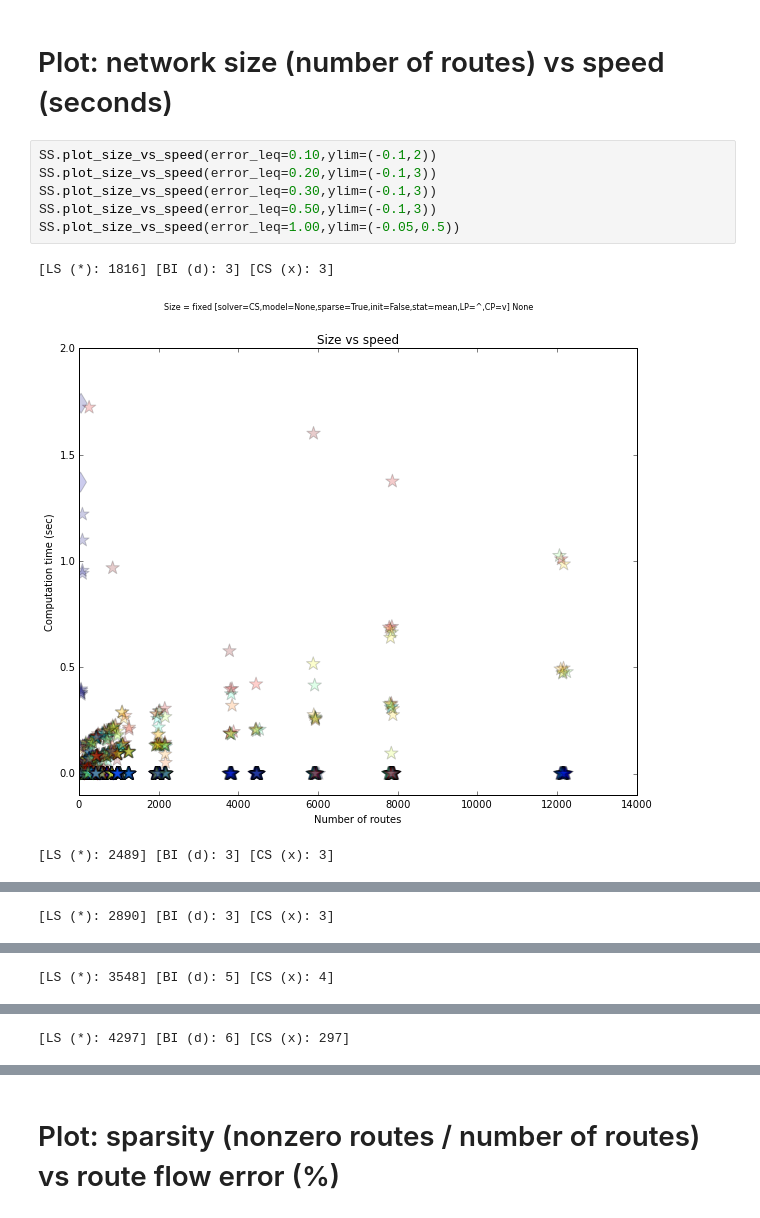
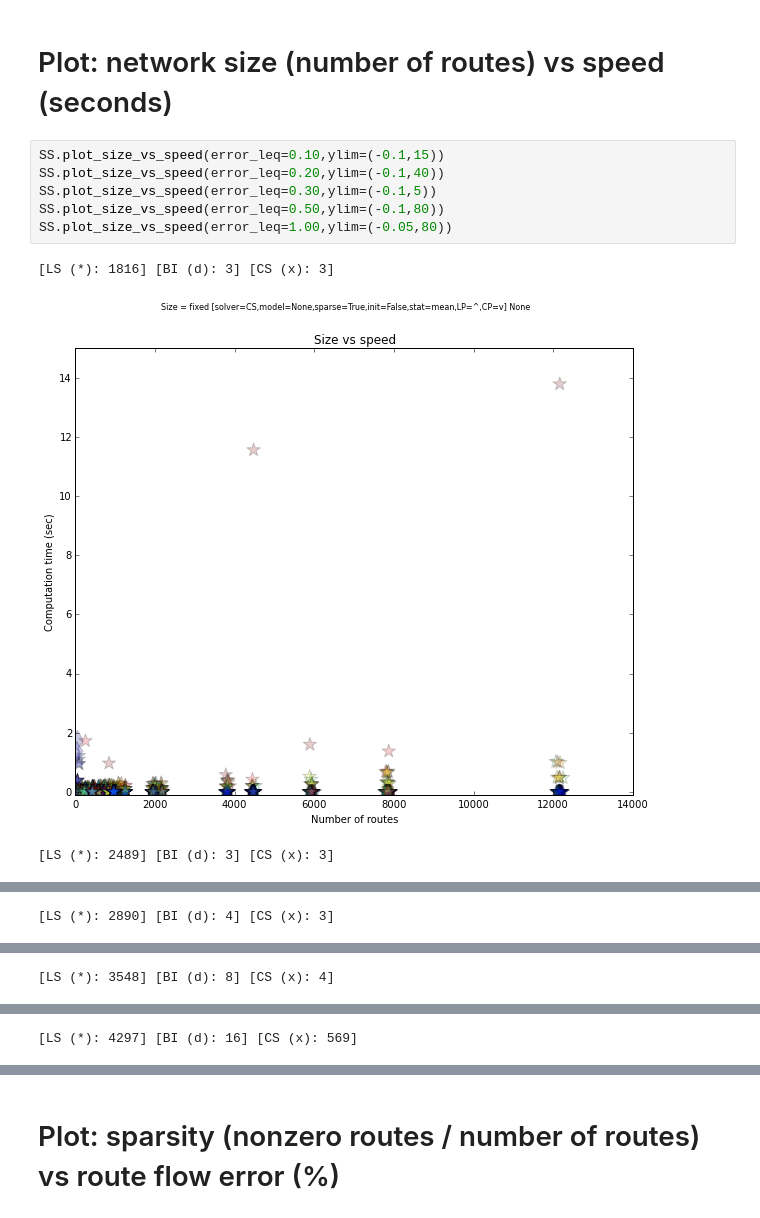
Before and after one commit to cathywu/traffic-estimation-comparison, a Jupyter notebook: ScenarioSpace Plots.ipynb, the cells around one changed output, grey strips where cells are left out. Drawn from its saved outputs; the diff is of its cells as text.

Commit message:
ipython notebook plotting

```diff
--- a/ScenarioSpace Plots.ipynb
+++ b/ScenarioSpace Plots.ipynb
@@ -56,12 +48,12 @@ Need to test for BI: NLP=5.0 NCP=29.0
 # %% [markdown]
 # Plot: network size (number of routes) vs speed (seconds)
 # %%
-SS.plot_size_vs_speed(error_leq=0.10,ylim=(-0.1,2))
-SS.plot_size_vs_speed(error_leq=0.20,ylim=(-0.1,3))
-SS.plot_size_vs_speed(error_leq=0.30,ylim=(-0.1,3))
-SS.plot_size_vs_speed(error_leq=0.50,ylim=(-0.1,3))
-SS.plot_size_vs_speed(error_leq=1.00,ylim=(-0.05,0.5))
+SS.plot_size_vs_speed(error_leq=0.10,ylim=(-0.1,15))
+SS.plot_size_vs_speed(error_leq=0.20,ylim=(-0.1,40))
+SS.plot_size_vs_speed(error_leq=0.30,ylim=(-0.1,5))
+SS.plot_size_vs_speed(error_leq=0.50,ylim=(-0.1,80))
+SS.plot_size_vs_speed(error_leq=1.00,ylim=(-0.05,80))
 # %% [output]
 [LS (*): 1816] [BI (d): 3] [CS (x): 3]
-[figure, old version]
+[figure, new version]
 [LS (*): 2489] [BI (d): 3] [CS (x): 3]
@@ -69 +61 @@ SS.plot_size_vs_speed(error_leq=1.00,ylim=(-0.05,0.5))
-[LS (*): 2890] [BI (d): 3] [CS (x): 3]
+[LS (*): 2890] [BI (d): 4] [CS (x): 3]
@@ -71 +63 @@ SS.plot_size_vs_speed(error_leq=1.00,ylim=(-0.05,0.5))
-[LS (*): 3548] [BI (d): 5] [CS (x): 4]
+[LS (*): 3548] [BI (d): 8] [CS (x): 4]
@@ -73 +65 @@ SS.plot_size_vs_speed(error_leq=1.00,ylim=(-0.05,0.5))
-[LS (*): 4297] [BI (d): 6] [CS (x): 297]
+[LS (*): 4297] [BI (d): 16] [CS (x): 569]
```
Also changed, not shown: parts of 5 cells of this notebook, 1 other file.
